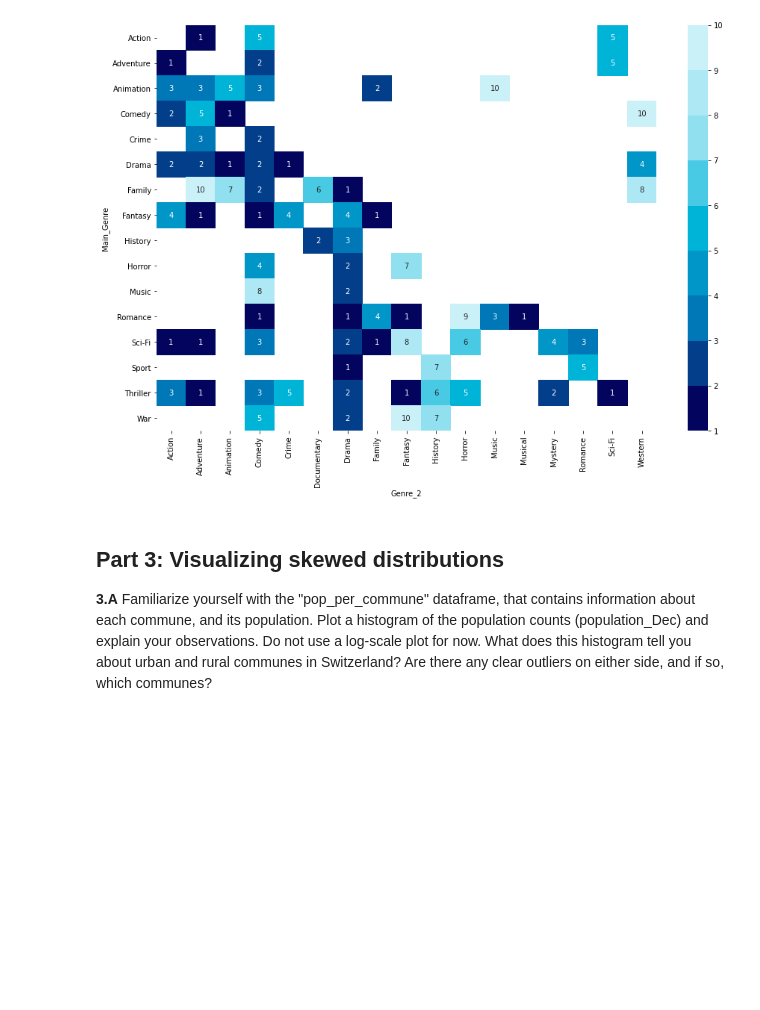
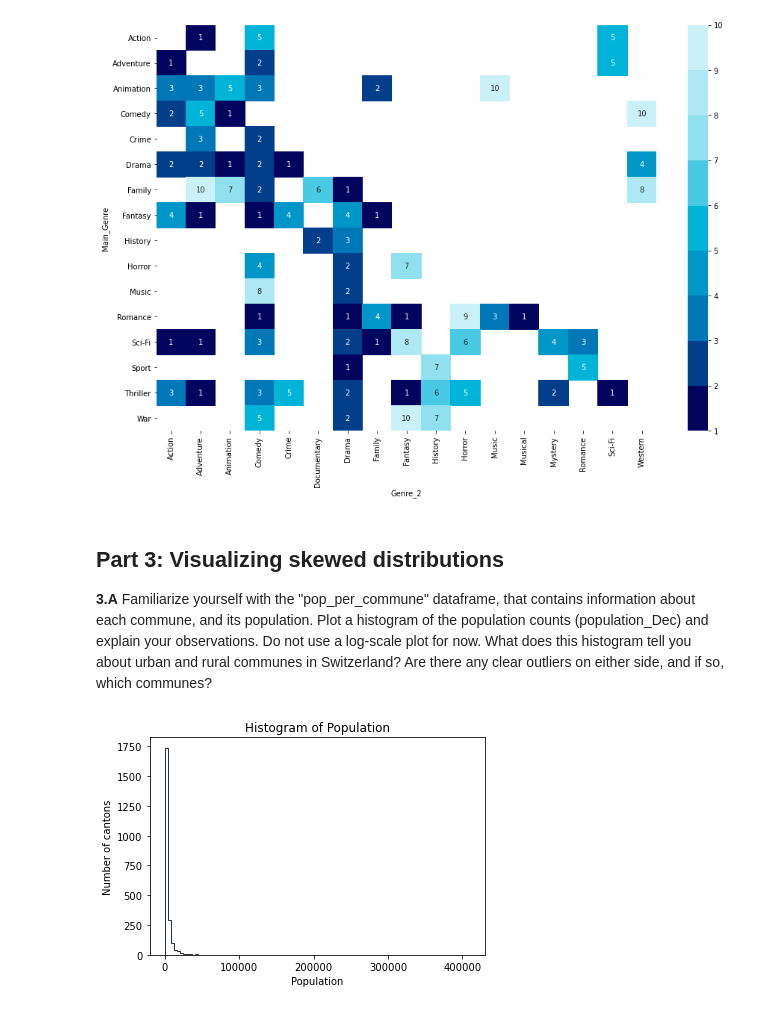
Before and after one commit to nourGhribi/2020, a Jupyter notebook: Tutorials/02 - Data viz and data from the web/Becoming a DataVizard exercise.ipynb, the cells around one changed output. Drawn from its saved outputs; the diff is of its cells as text; code cells hidden in the pictures; blank space fills up the shorter version.

```diff
--- a/Tutorials/02 - Data viz and data from the web/Becoming a DataVizard exercise.ipynb
+++ b/Tutorials/02 - Data viz and data from the web/Becoming a DataVizard exercise.ipynb
@@ -373,0 +372,9 @@ __3.A__ Familiarize yourself with the "pop_per_commune" dataframe, that contains
+# %%
+# Write your code here
+plt.hist(pop_per_commune.population_Dec,bins=100,histtype='step')
+plt.title('Histogram of Population')
+plt.ylabel('Number of cantons')
+plt.xlabel('Population')
+plt.show()
+# %% [output]
+[figure, added]
```
Also changed, not shown: parts of 9 cells of this notebook.
